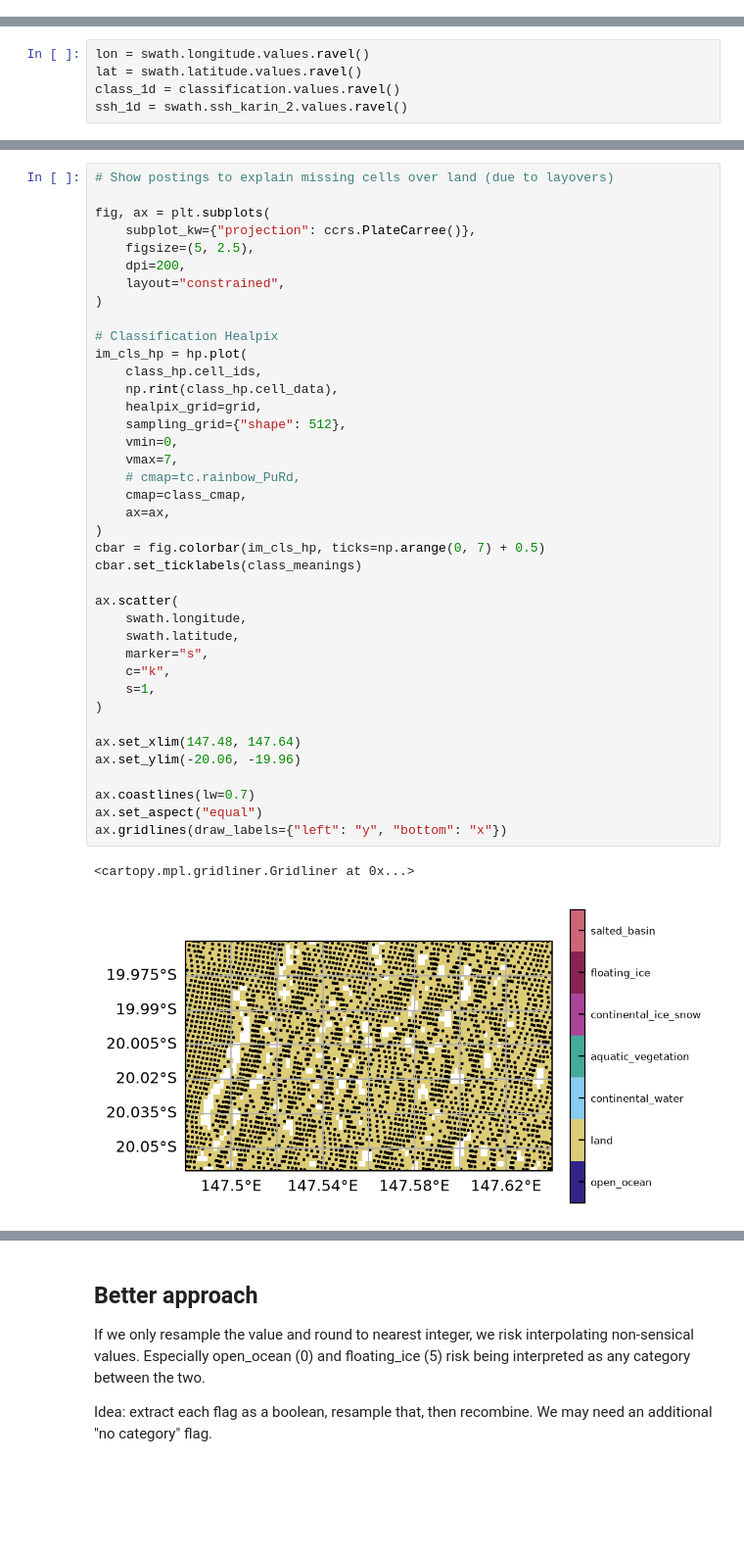
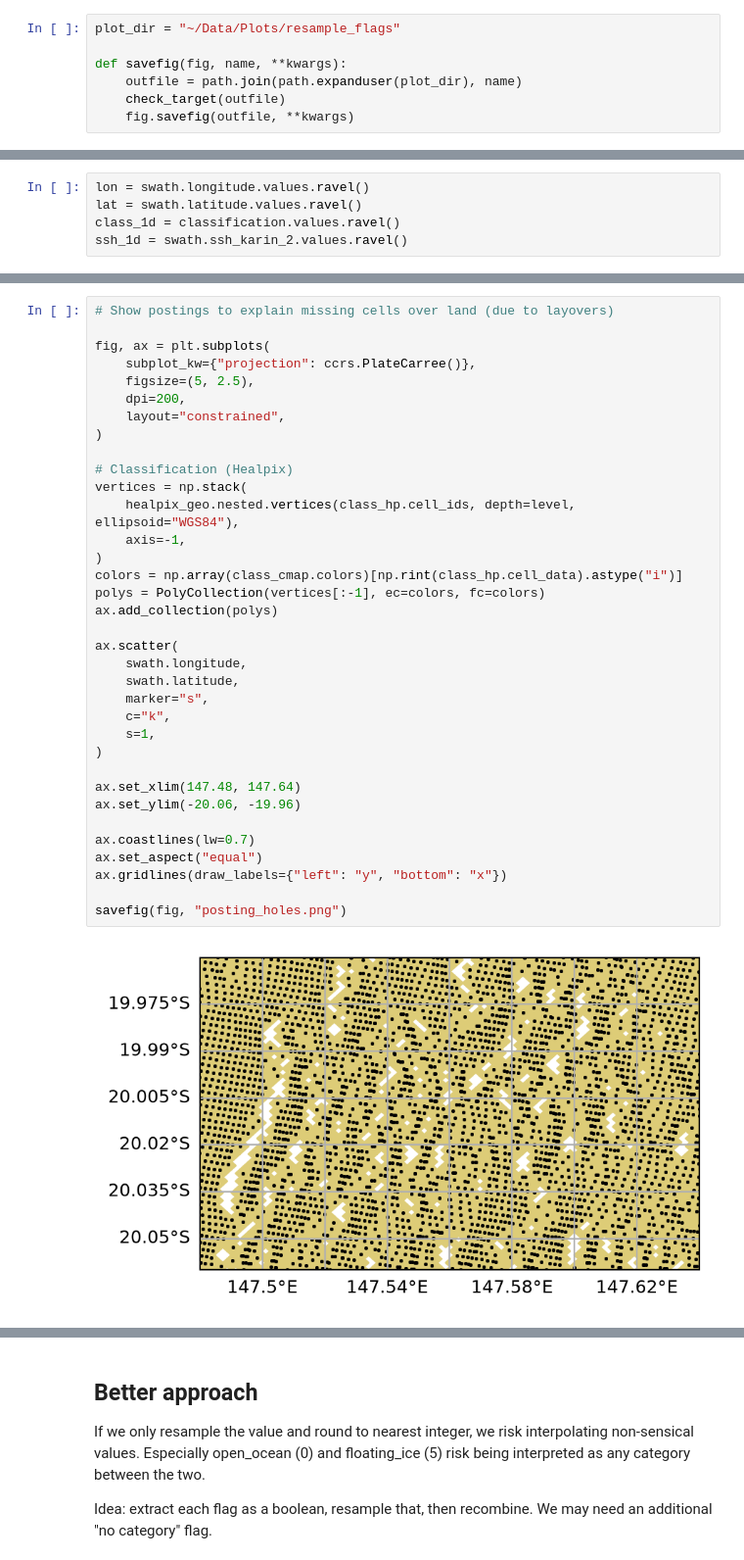
Before and after one commit to Descanonge/SWOT-Healpix, a Jupyter notebook: swot_healpix/resample/flags.ipynb, the cells around one changed output, grey strips where cells are left out. Shown at 98% size. Cells and saved outputs as stored; diff of their text form; blank space fills up the shorter version.

Commit message:
Update flags resampling notebook

```diff
--- a/swot_healpix/resample/flags.ipynb
+++ b/swot_healpix/resample/flags.ipynb
@@ -31,4 +29,11 @@ healpix_grid = hp.HealpixGrid(level=level, indexing_scheme="nested", ellipsoid="
 track = SWOT(cycle=546, track=19, version="PGC0")
+# %%
+plot_dir = "~/Data/Plots/resample_flags"
+
+def savefig(fig, name, **kwargs):
+    outfile = path.join(path.expanduser(plot_dir), name)
+    check_target(outfile)
+    fig.savefig(outfile, **kwargs)
 # %%
 swot_file = track.get_file()
 swath = xr.open_dataset(swot_file, group="left", chunks=-1)
@@ -273,45 +278,40 @@ for ax in axes[-1]:
 # %%
 # Show postings to explain missing cells over land (due to layovers)
 
 fig, ax = plt.subplots(
     subplot_kw={"projection": ccrs.PlateCarree()},
     figsize=(5, 2.5),
     dpi=200,
     layout="constrained",
 )
 
-# Classification Healpix
-im_cls_hp = hp.plot(
-    class_hp.cell_ids,
-    np.rint(class_hp.cell_data),
-    healpix_grid=grid,
-    sampling_grid={"shape": 512},
-    vmin=0,
-    vmax=7,
-    # cmap=tc.rainbow_PuRd,
-    cmap=class_cmap,
-    ax=ax,
+# Classification (Healpix)
+vertices = np.stack(
+    healpix_geo.nested.vertices(class_hp.cell_ids, depth=level, ellipsoid="WGS84"),
+    axis=-1,
 )
-cbar = fig.colorbar(im_cls_hp, ticks=np.arange(0, 7) + 0.5)
-cbar.set_ticklabels(class_meanings)
+colors = np.array(class_cmap.colors)[np.rint(class_hp.cell_data).astype("i")]
+polys = PolyCollection(vertices[:-1], ec=colors, fc=colors)
+ax.add_collection(polys)
 
 ax.scatter(
     swath.longitude,
     swath.latitude,
     marker="s",
     c="k",
     s=1,
 )
 
 ax.set_xlim(147.48, 147.64)
 ax.set_ylim(-20.06, -19.96)
 
 ax.coastlines(lw=0.7)
 ax.set_aspect("equal")
 ax.gridlines(draw_labels={"left": "y", "bottom": "x"})
+
+savefig(fig, "posting_holes.png")
 # %% [output]
-<cartopy.mpl.gridliner.Gridliner at 0x...>
-[figure, old version]
+[figure, new version]
 # %%
 # Show coordinates along a line
 
```
Also changed, not shown: parts of 12 cells of this notebook.
